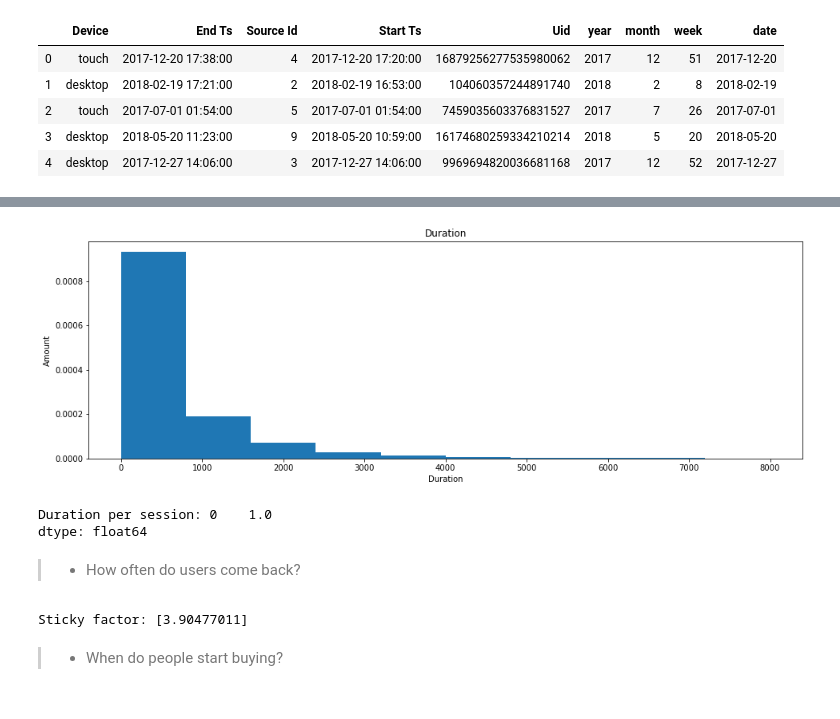
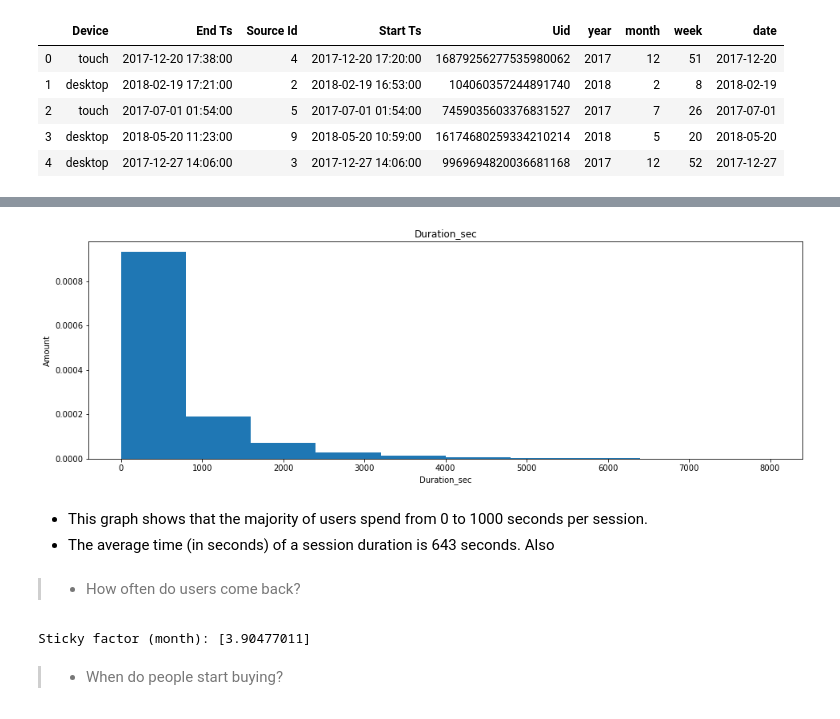
Before and after one commit to asicmicprj/Afisha_analytics, a Jupyter notebook: Afisha_analytics_v0.0.1.ipynb, the cells around one changed output, grey strips where cells are left out. Drawn from its saved outputs; the diff is of its cells as text; code cells hidden in the pictures.

```diff
--- a/Afisha_analytics_v0.0.1.ipynb
+++ b/Afisha_analytics_v0.0.1.ipynb
@@ -415,8 +415,7 @@ df_visits.head()
 | 3 | desktop | 2018-05-20 11:23:00 | 9 | 2018-05-20 10:59:00 | 16174680259334210214 | 2018 | 5 | 20 | 2018-05-20 |
 | 4 | desktop | 2017-12-27 14:06:00 | 3 | 2017-12-27 14:06:00 | 9969694820036681168 | 2017 | 12 | 52 | 2017-12-27 |
 # %%
-#df_visits['Duration'] = (df_visits['End Ts'] - df_visits['Start Ts']).astype('timedelta64[m]')
+df_visits['Duration'] = (df_visits['End Ts'] - df_visits['Start Ts']).astype('timedelta64[m]')
 df_visits['Duration_sec'] = (df_visits['End Ts'] - df_visits['Start Ts']).dt.seconds
-#df_visits['Duration_minute'] = (df_visits['End Ts'] - df_visits['Start Ts']).dt.minute
-df_visits['Duration'].hist(bins=10)
+df_visits['Duration_sec'].describe()
 # %% [output]
@@ -437,21 +444,19 @@ def drawing_data(df, column, bins, ylabel, rmin, rmax, figX, figY):
     plt.ylabel(ylabel)
     plt.show()
 # %%
-drawing_data(df_visits, 'Duration', 10, 'Amount', 0, 8000, 16, 5)
+drawing_data(df_visits, 'Duration_sec', 10, 'Amount', 0, 8000, 16, 5)
 # %% [output]
-[figure, old version]
+[figure, new version]
-# %%
-print('Duration per session:', df_visits['Duration'].mode())
-# %% [output]
-Duration per session: 0    1.0
-dtype: float64
+# %% [markdown]
+* This graph shows that the majority of users spend from 0 to 1000 seconds per session.
+* The average time (in seconds) of a session duration is 643 seconds. Also
 # %% [markdown]
 > - How often do users come back?
 # %%
 sticky_factor = dau_total / mau_total * 100
-print('Sticky factor:', sticky_factor)
+print('Sticky factor (month):', sticky_factor)
 # %% [output]
-Sticky factor: [3.90477011]
+Sticky factor (month): [3.90477011]
 # %% [markdown]
 > - When do people start buying?
 # %%
```
Also changed, not shown: parts of 13 cells of this notebook.
